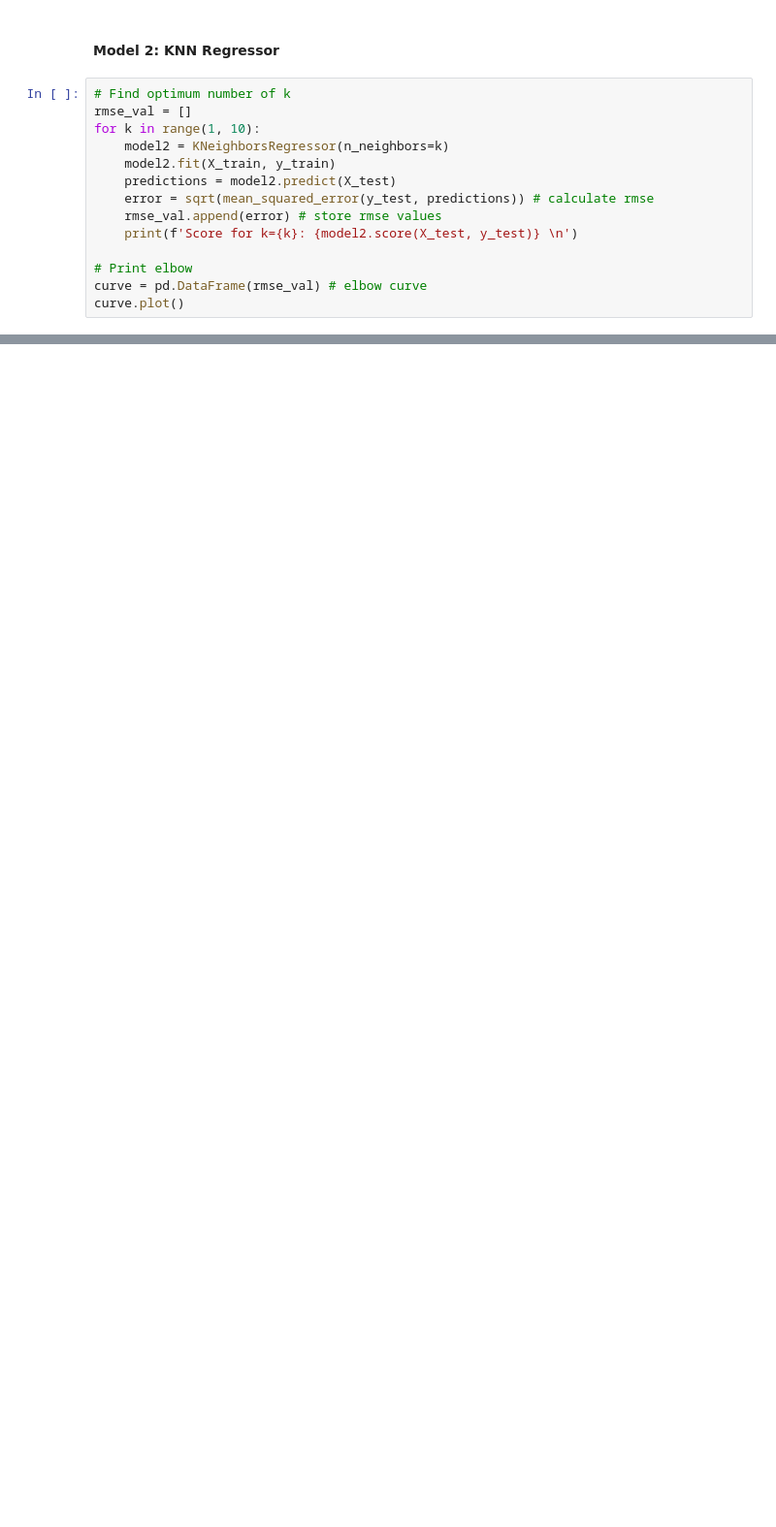
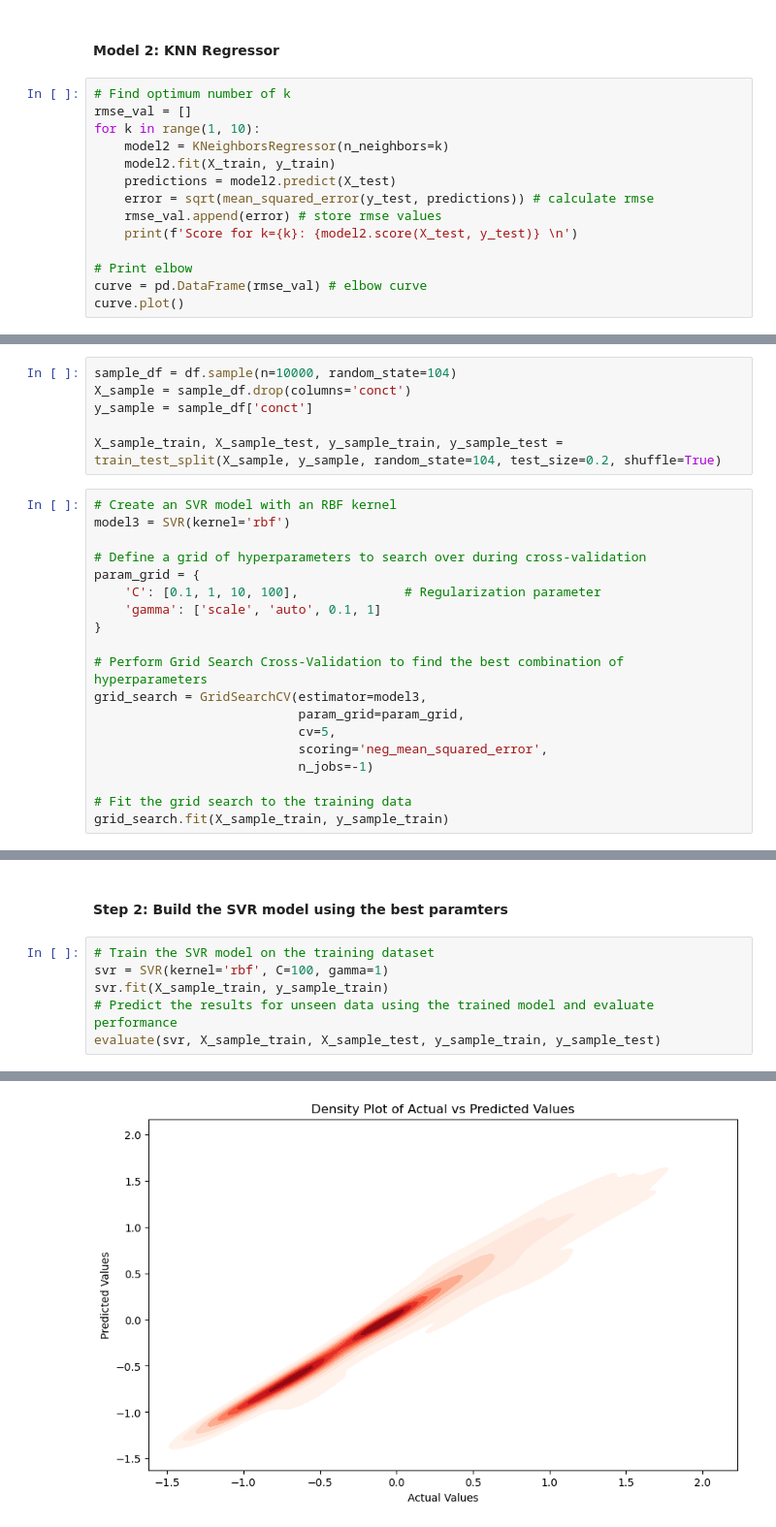
Before and after one commit to AmelBenSi/ML_Models_for_Predicting_Atmospheric_Emissions, a Jupyter notebook: src/reg.ipynb, the cells around one changed output, grey strips where cells are left out. Shown at 97% size. Cells and saved outputs as stored; diff of their text form; blank space fills up the shorter version.

Commit message:
added SVR model

```diff
--- a/src/reg.ipynb
+++ b/src/reg.ipynb
@@ -279,0 +204,25 @@ R-squared (R²) Score - Testing: 0.9862
+# %%
+sample_df = df.sample(n=10000, random_state=104)
+X_sample = sample_df.drop(columns='conct')
+y_sample = sample_df['conct']
+
+X_sample_train, X_sample_test, y_sample_train, y_sample_test = train_test_split(X_sample, y_sample, random_state=104, test_size=0.2, shuffle=True)
+# %%
+# Create an SVR model with an RBF kernel
+model3 = SVR(kernel='rbf')
+
+# Define a grid of hyperparameters to search over during cross-validation
+param_grid = {
+    'C': [0.1, 1, 10, 100],              # Regularization parameter
+    'gamma': ['scale', 'auto', 0.1, 1]
+}
+
+# Perform Grid Search Cross-Validation to find the best combination of hyperparameters
+grid_search = GridSearchCV(estimator=model3,
+                           param_grid=param_grid,
+                           cv=5,
+                           scoring='neg_mean_squared_error',
+                           n_jobs=-1)
+
+# Fit the grid search to the training data
+grid_search.fit(X_sample_train, y_sample_train)
@@ -279,0 +247,9 @@ R-squared (R²) Score - Testing: 0.9862
+# %% [markdown]
+#### Step 2: Build the SVR model using the best paramters
+# %%
+# Train the SVR model on the training dataset
+svr = SVR(kernel='rbf', C=100, gamma=1)
+svr.fit(X_sample_train, y_sample_train)
+# Predict the results for unseen data using the trained model and evaluate performance
+evaluate(svr, X_sample_train, X_sample_test, y_sample_train, y_sample_test)
+# %% [output]
@@ -279,0 +267 @@ R-squared (R²) Score - Testing: 0.9862
+[figure, added]
```
Also changed, not shown: parts of 25 cells of this notebook, 5 other files.
